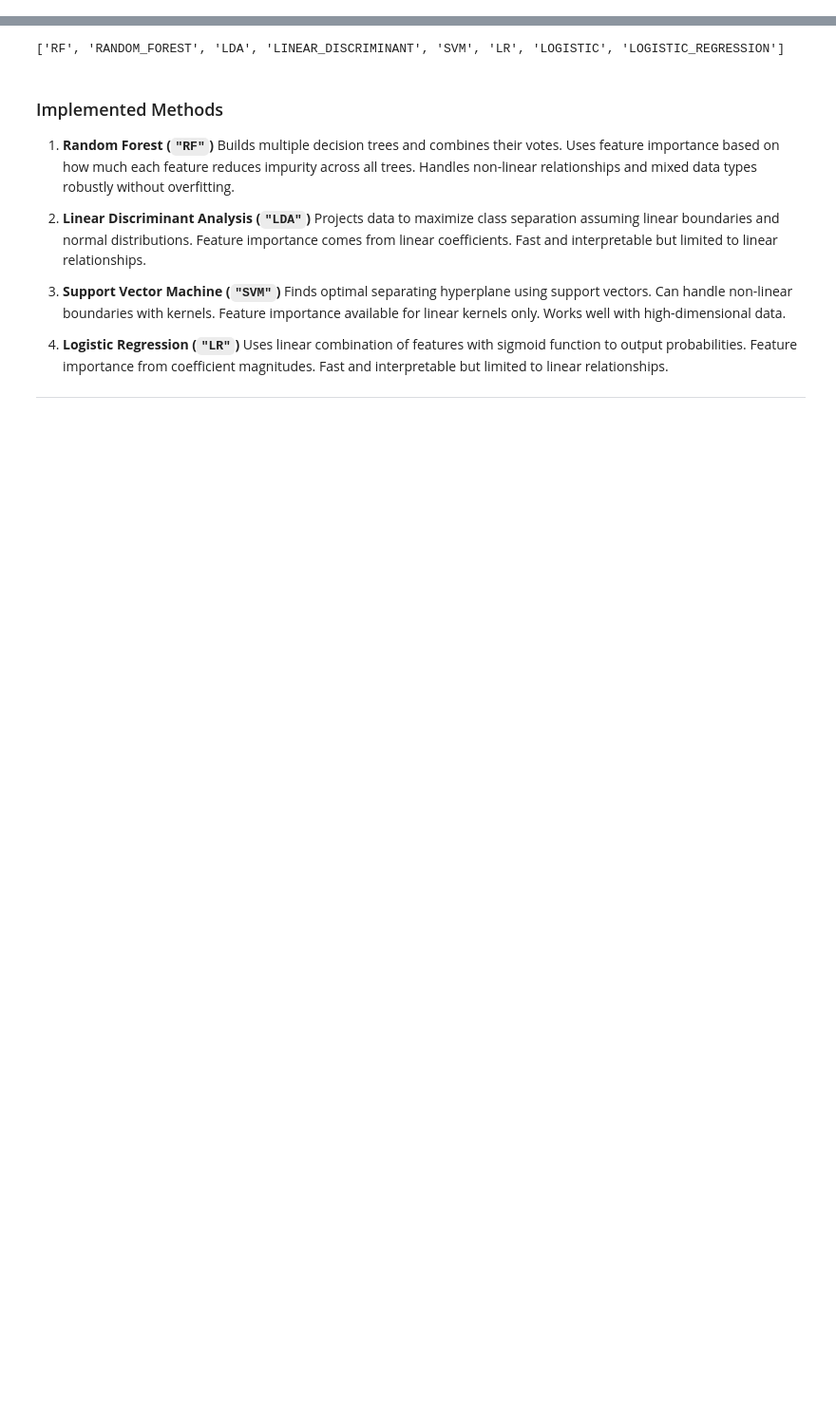
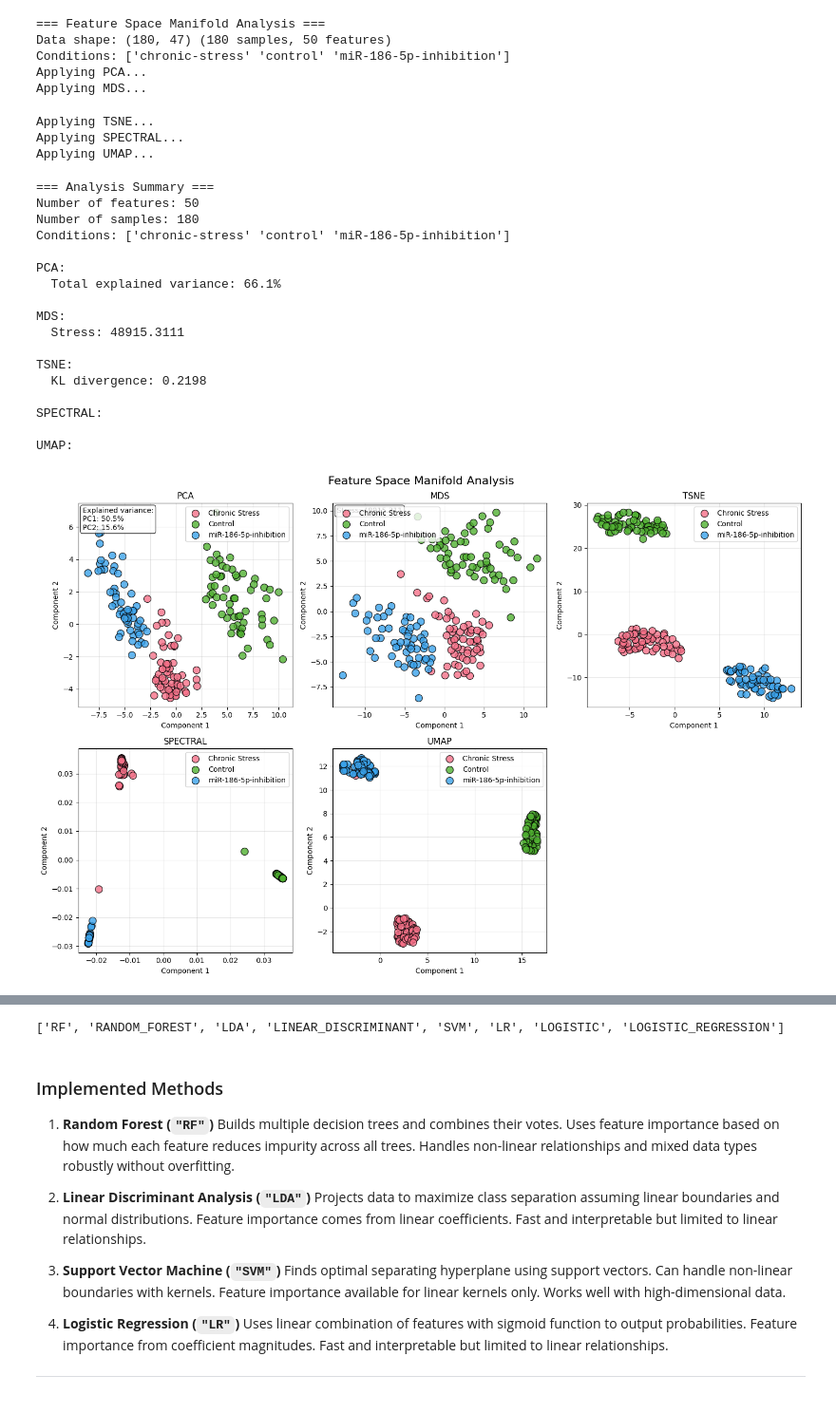
Before and after one commit to CNNC-Lab/mea-flow, a Jupyter notebook: notebooks/04_feature_based_analysis.ipynb, the cells around one changed output, grey strips where cells are left out. Shown at 95% size. Drawn from its saved outputs; the diff is of its cells as text; code cells hidden in the pictures; blank space fills up the shorter version.

```diff
--- a/notebooks/testing/04_feature_based_analysis.ipynb
+++ b/notebooks/04_feature_based_analysis.ipynb
@@ -28,0 +60,36 @@ results_channels = pd.read_csv('results_channels.csv')
+# %%
+# Simple one-line analysis
+results = analyze_feature_space(
+    csv_path='results_temporal.csv',
+    condition_column='condition',  # Replace with your actual condition column
+    exclude_columns=['group_type', 'group_id', 'n_channels', 'recording_length'],  # Non-measurement columns to exclude
+    methods=['PCA', 'MDS', 'TSNE', 'SPECTRAL', 'UMAP'],
+    condition_names={'control': 'Control', 'chronic-stress': 'Chronic Stress', 'miR-186-5p-inhibition': 'miR-186-5p-inhibition'}  # Optional
+)
+# %% [output]
+=== Feature Space Manifold Analysis ===
+Data shape: (180, 47) (180 samples, 50 features)
+Conditions: ['chronic-stress' 'control' 'miR-186-5p-inhibition']
+Applying PCA...
+Applying MDS...
+Applying TSNE...
+Applying SPECTRAL...
+Applying UMAP...
+=== Analysis Summary ===
+Number of features: 50
+Number of samples: 180
+Conditions: ['chronic-stress' 'control' 'miR-186-5p-inhibition']
+
+PCA:
+  Total explained variance: 66.1%
+
+MDS:
+  Stress: 48915.3111
+
+TSNE:
+  KL divergence: 0.2198
+
+SPECTRAL:
+
+UMAP:
+[figure, added]
```
Also changed, not shown: parts of 8 cells of this notebook, 7 other files.
